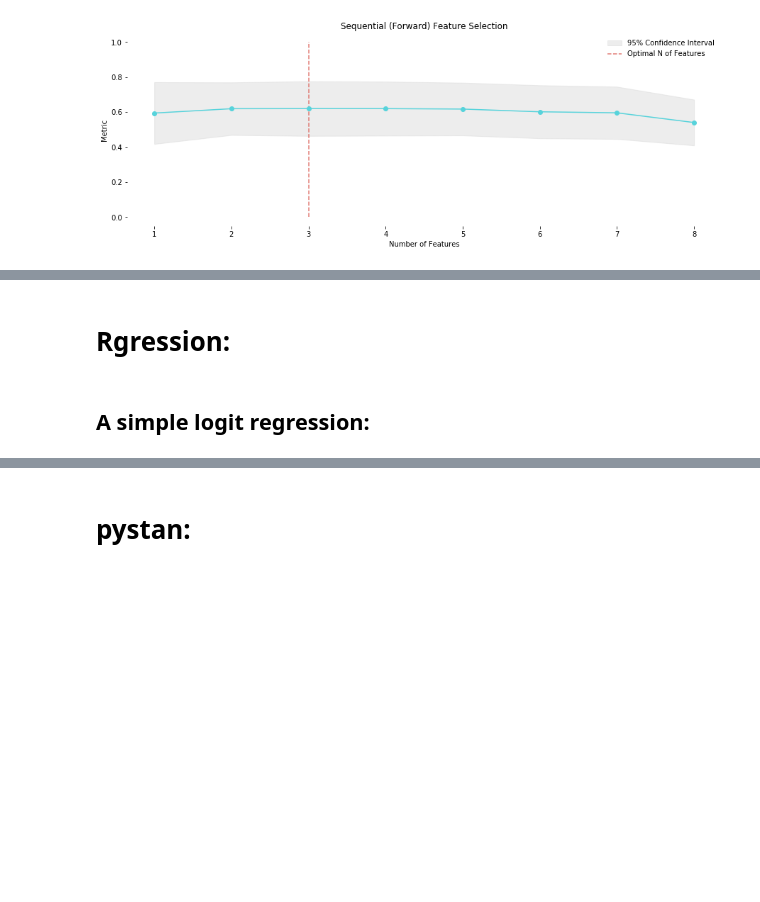
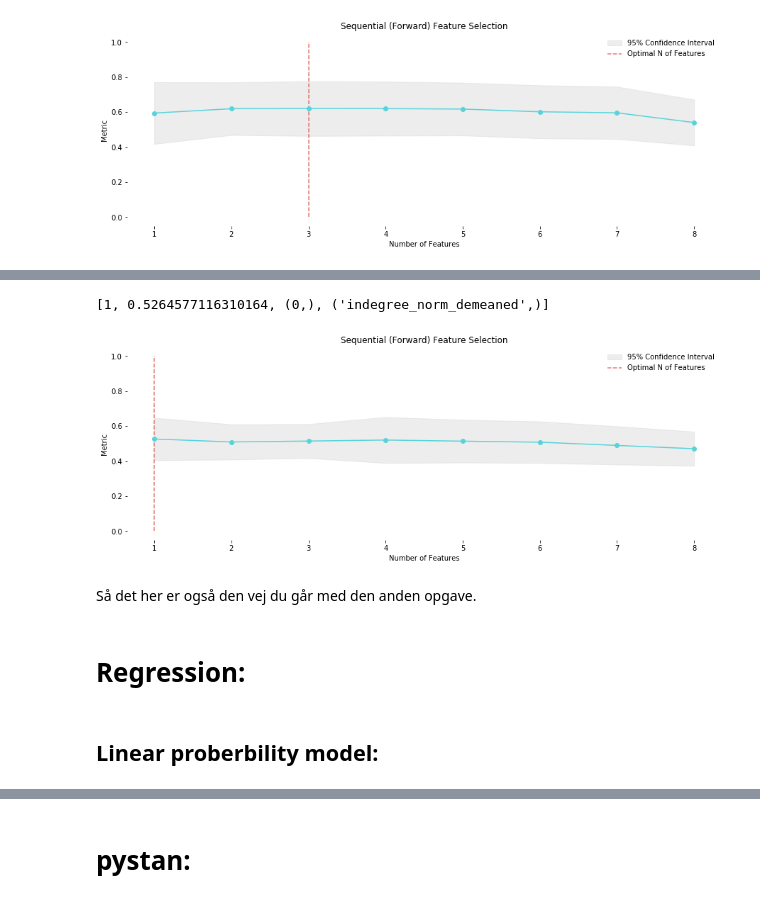
Before and after one commit to Polichinel/SNA, a Jupyter notebook: prediction_py.ipynb, the cells around one changed output, grey strips where cells are left out. Saved outputs shown, nothing was run; the diff lists cells and outputs as text; code cells hidden in the pictures; blank space fills up the shorter version.

Commit message:
Better panel model

```diff
--- a/prediction_py.ipynb
+++ b/prediction_py.ipynb
@@ -206,4 +291,13 @@ plot_seq_fs()
+# %%
+best_set = first_best(selector = sfs_f)
+best_set
+# %% [output]
+[1, 0.5264577116310164, (0,), ('indegree_norm_demeaned',)]
+# %%
+plot_seq_fs()
+# %% [output]
+[figure, added]
+# %% [markdown]
+Så det her er også den vej du går med den anden opgave.
 # %% [markdown]
-# Rgression:
+# Regression:
-# %% [markdown]
-## A simple logit regression:
@@ -212,3 +304,5 @@ df['country_area_sum'] = df.groupby(['gwno','year'])['landarea'].transform(np.su
+# %% [markdown]
+## Linear proberbility model:
 # %%
 y = df['lead_binary_best'].astype(int)
 
```
Also changed, not shown: parts of 26 cells of this notebook.
